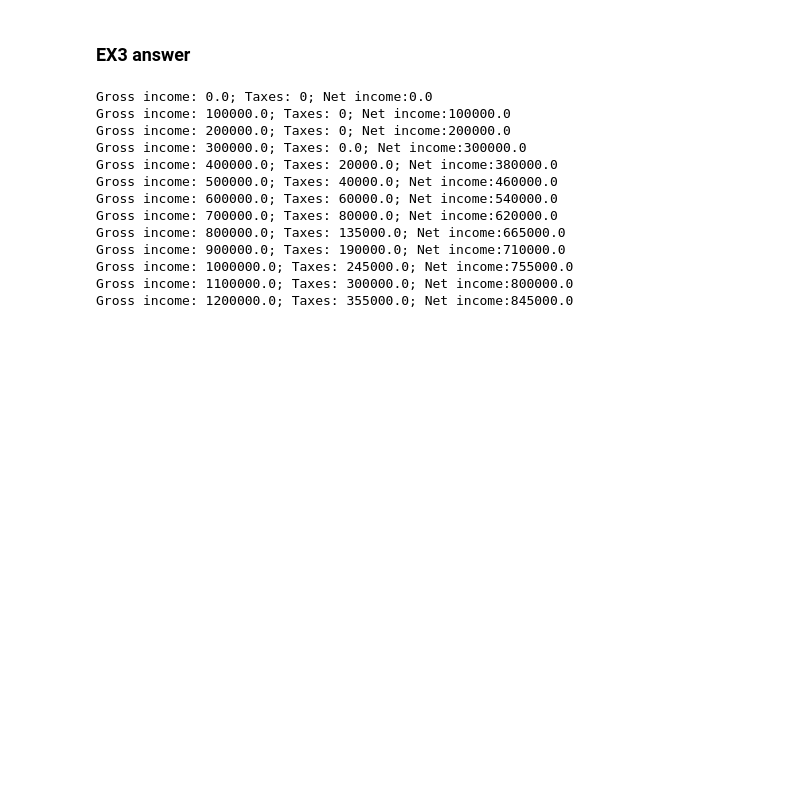
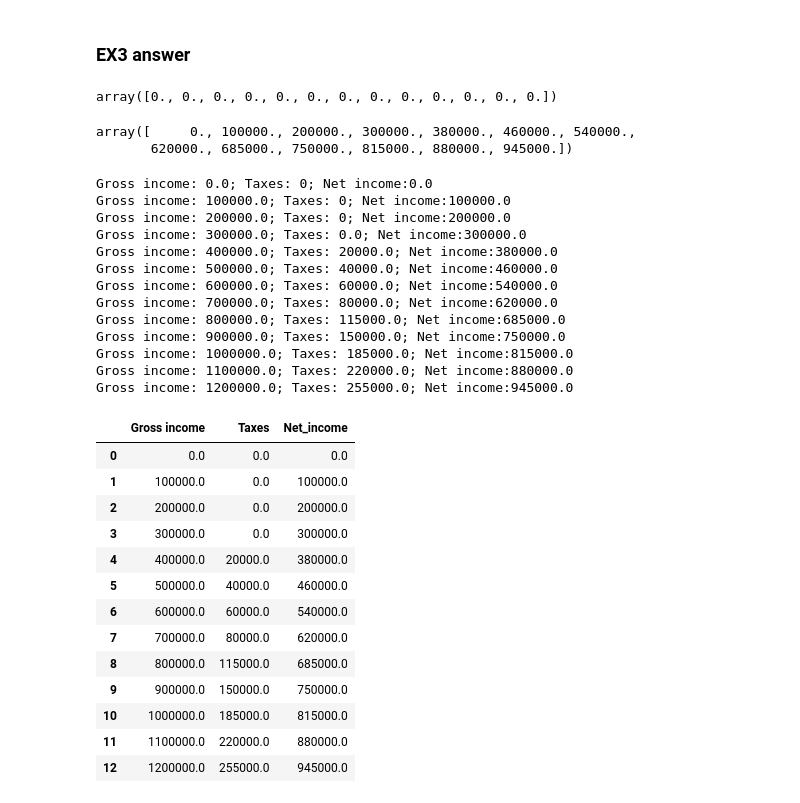
Before and after one commit to theokri105/TECH2-H26-fork, a Jupyter notebook: workshops/workshop1/workshop1TK.ipynb, the cells around one changed output. Cells and saved outputs as stored; diff of their text form; code cells hidden in the pictures; blank space fills up the shorter version.

```diff
--- a/workshops/workshop1/workshop1TK.ipynb
+++ b/workshops/workshop1/workshop1TK.ipynb
@@ -245,37 +268,76 @@ Norwegian tax system.
+# %%
+newlst = np.linspace(0, 1_200_000, 13)
+taxes_loop = np.zeros_like(newlst)
+taxes_loop
+# %% [output]
+array([0., 0., 0., 0., 0., 0., 0., 0., 0., 0., 0., 0., 0.])
+# %%
+for i in range(len(newlst)):
+    o = tax_func(newlst[i])
+    taxes_loop[i] = o
+
+taxes_loop
+# %% [output]
+array([     0., 100000., 200000., 300000., 380000., 460000., 540000.,
+       620000., 685000., 750000., 815000., 880000., 945000.])
 # %%
-taxes = 0
+
 def tax(income):
     if income < 300_000:
-        taxes=0
+        return 0
     elif income < 700_000:
-        taxes = (income-300000)*0.2
+        return  (income-300000)*0.2
     else:
-        taxes = (income-700000)*0.35 + (income-300000)*0.2
-    return taxes
+        return (income-700000)*0.35 + (400000)*0.2
+
 
 
 
 incomes = np.linspace(0, 1_200_000, 13)
 taxes_loop = []
 
 for income in incomes:
     #Enumerate gives you both element and position of element
     #Compute taxes for current income level
     taxes = tax(income)
     taxes_loop.append(taxes)
     net_income = income - taxes
     print(f'Gross income: {income}; Taxes: {taxes}; Net income:{net_income}')
+
+
+import pandas as pd
+
+df = pd.DataFrame({
+    'Gross income': incomes,
+    'Taxes': taxes_loop,
+    'Net_income': incomes-taxes_loop
+    })
+df
 # %% [output]
 Gross income: 0.0; Taxes: 0; Net income:0.0
 Gross income: 100000.0; Taxes: 0; Net income:100000.0
 Gross income: 200000.0; Taxes: 0; Net income:200000.0
 Gross income: 300000.0; Taxes: 0.0; Net income:300000.0
 Gross income: 400000.0; Taxes: 20000.0; Net income:380000.0
 Gross income: 500000.0; Taxes: 40000.0; Net income:460000.0
 Gross income: 600000.0; Taxes: 60000.0; Net income:540000.0
 Gross income: 700000.0; Taxes: 80000.0; Net income:620000.0
-Gross income: 800000.0; Taxes: 135000.0; Net income:665000.0
-Gross income: 900000.0; Taxes: 190000.0; Net income:710000.0
-Gross income: 1000000.0; Taxes: 245000.0; Net income:755000.0
-Gross income: 1100000.0; Taxes: 300000.0; Net income:800000.0
-Gross income: 1200000.0; Taxes: 355000.0; Net income:845000.0
+Gross income: 800000.0; Taxes: 115000.0; Net income:685000.0
+Gross income: 900000.0; Taxes: 150000.0; Net income:750000.0
+Gross income: 1000000.0; Taxes: 185000.0; Net income:815000.0
+Gross income: 1100000.0; Taxes: 220000.0; Net income:880000.0
+Gross income: 1200000.0; Taxes: 255000.0; Net income:945000.0
+|  | Gross income | Taxes | Net_income |
+| 0 | 0.0 | 0.0 | 0.0 |
+| 1 | 100000.0 | 0.0 | 100000.0 |
+| 2 | 200000.0 | 0.0 | 200000.0 |
+| 3 | 300000.0 | 0.0 | 300000.0 |
+| 4 | 400000.0 | 20000.0 | 380000.0 |
+| 5 | 500000.0 | 40000.0 | 460000.0 |
+| 6 | 600000.0 | 60000.0 | 540000.0 |
+| 7 | 700000.0 | 80000.0 | 620000.0 |
+| 8 | 800000.0 | 115000.0 | 685000.0 |
+| 9 | 900000.0 | 150000.0 | 750000.0 |
+| 10 | 1000000.0 | 185000.0 | 815000.0 |
+| 11 | 1100000.0 | 220000.0 | 880000.0 |
+| 12 | 1200000.0 | 255000.0 | 945000.0 |
```
Also changed, not shown: parts of 4 cells of this notebook, 10 other files.
